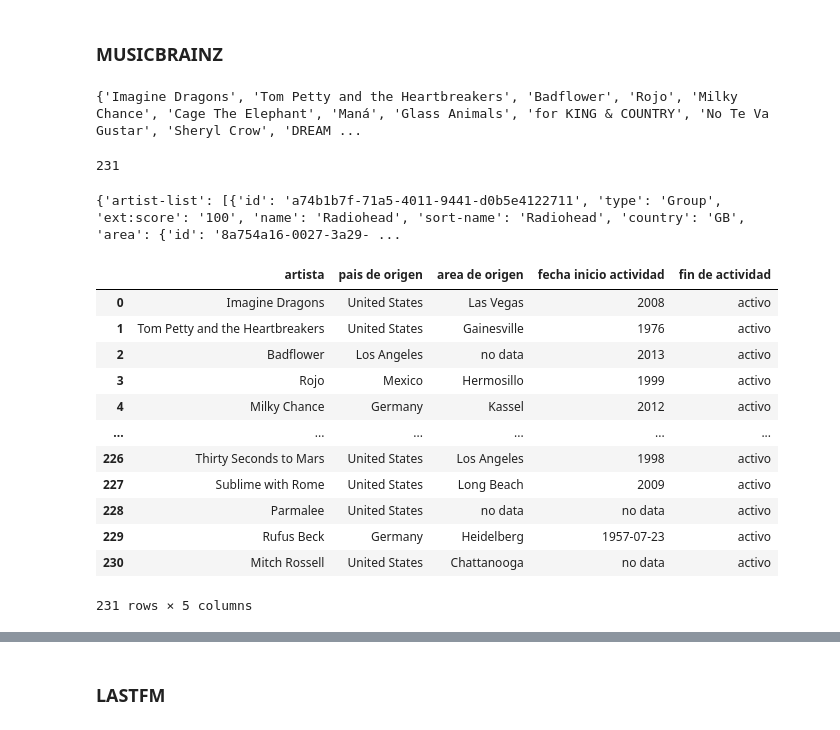
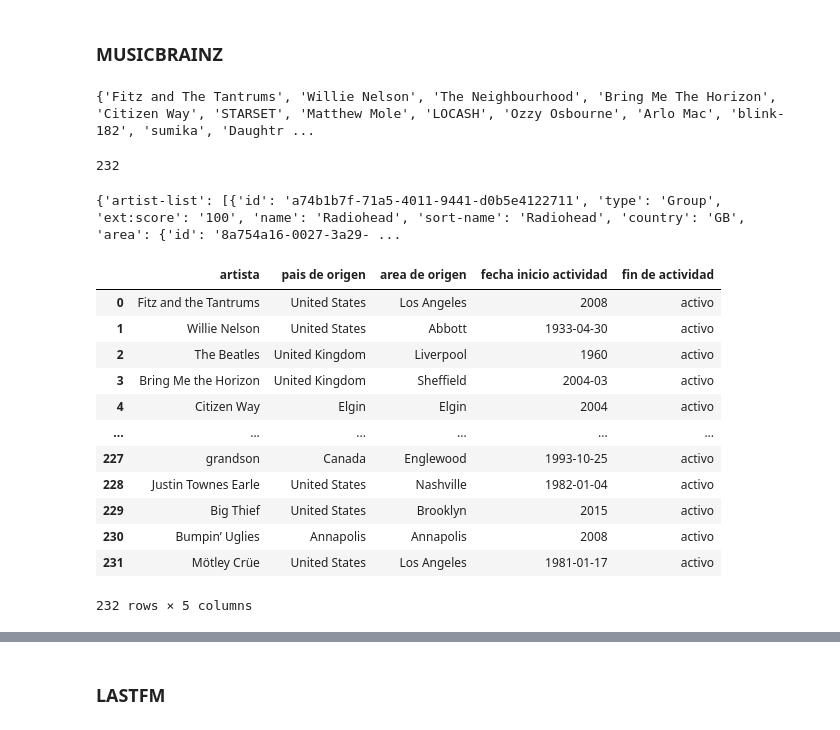
Before and after one commit to psainzpc/proyecto-da-promo-k-modulo-2-team-1, a Jupyter notebook: genero_rock.ipynb, the cells around one changed output, grey strips where cells are left out. Saved outputs shown, nothing was run; the diff lists cells and outputs as text; code cells hidden in the pictures.

```diff
--- a/genero_rock.ipynb
+++ b/genero_rock.ipynb
@@ -4,13 +4,13 @@ import pandas as pd
 import spotipy
 from spotipy.oauth2 import SpotifyClientCredentials
 # %%
-client_id = "9ba747b4cd1a426c826e14373c7648a1"
-api_key = "4c67909da02740418998f8277a500767"
+client_id = "cc59f72515e2425ab89fdab0c4127ff5"
+api_key = "51ba1a873bfa4ef4abb8f69263e45464"
 
 auth_manager = SpotifyClientCredentials( client_id, api_key)
 sp = spotipy.Spotify(auth_manager=auth_manager)
 # %%
-canciones = sp.search(q="genre:pop year:2019", type="track", limit=50, offset=0)
+canciones = sp.search(q="genre:rock year:2019", type="track", limit=1, offset=0)
 # %%
 #LISTA DE CANCIONES ROCK 2019
 dict_tracks_rock_2019 ={"canciones":[], "artistas": [], "género": "Rock", "tipo": "track", "año lanzamiento": []}
@@ -42,7 +42,7 @@ len(dict_tracks_rock_2019)
 for offset in range(0, 500, 50):
     canciones = sp.search(q='genre:"rock" year:2019', type='track', limit=50, offset=offset)
     for track in canciones['tracks']['items']:
-        dict_tracks_rock_2019["año lanzamiento"].append(track["album"]['release_date'])
+        dict_tracks_rock_2019["año lanzamiento"].append(track["album"]['release_date'].split("-")[0])
 print(dict_tracks_rock_2019)
 len(dict_tracks_rock_2019)
 # %% [output]
@@ -129,12 +133,12 @@ musicbrainzngs.set_useragent("MusicStream", "1.0", "ireneaamm@gmail.com")
 set_artistas_2019= set(dict_tracks_rock_2019['artistas'])  # Convertir el valor asociado a la clave 'artistas' en un set para limpiar los artistas repetidos
 print(set_artistas_2019)
 # %% [output]
-{'Imagine Dragons', 'Tom Petty and the Heartbreakers', 'Badflower', 'Rojo', 'Milky Chance', 'Cage The Elephant', 'Maná', 'Glass Animals', 'for KING & COUNTRY', 'No Te Va Gustar', 'Sheryl Crow', 'DREAM ...
+{'Fitz and The Tantrums', 'Willie Nelson', 'The Neighbourhood', 'Bring Me The Horizon', 'Citizen Way', 'STARSET', 'Matthew Mole', 'LOCASH', 'Ozzy Osbourne', 'Arlo Mac', 'blink-182', 'sumika', 'Daughtr ...
 # %%
 lista_artistas_2019 = list(set_artistas_2019) # pasarlo a lista para poder iterar en el bucle for
 len(lista_artistas_2019)
 # %% [output]
-231
+232
 # %%
 #ejemplo de como muestra los resultados:
 result = musicbrainzngs.search_artists(artist='Radiohead')
@@ -170,18 +174,19 @@ for a in lista_artistas_2019:
     except:
         artistas_2019_mb["fin de actividad"].append("no data")
 # %%
-pd.DataFrame(artistas_2019_mb)
+df_mb_2019=pd.DataFrame(artistas_2019_mb)
+df_mb_2019
 # %% [output]
 |  | artista | pais de origen | area de origen | fecha inicio actividad | fin de actividad |
-| 0 | Imagine Dragons | United States | Las Vegas | 2008 | activo |
-| 1 | Tom Petty and the Heartbreakers | United States | Gainesville | 1976 | activo |
-| 2 | Badflower | Los Angeles | no data | 2013 | activo |
-| 3 | Rojo | Mexico | Hermosillo | 1999 | activo |
-| 4 | Milky Chance | Germany | Kassel | 2012 | activo |
+| 0 | Fitz and the Tantrums | United States | Los Angeles | 2008 | activo |
+| 1 | Willie Nelson | United States | Abbott | 1933-04-30 | activo |
+| 2 | The Beatles | United Kingdom | Liverpool | 1960 | activo |
+| 3 | Bring Me the Horizon | United Kingdom | Sheffield | 2004-03 | activo |
+| 4 | Citizen Way | Elgin | Elgin | 2004 | activo |
 | ... | ... | ... | ... | ... | ... |
-| 226 | Thirty Seconds to Mars | United States | Los Angeles | 1998 | activo |
-| 227 | Sublime with Rome | United States | Long Beach | 2009 | activo |
-| 228 | Parmalee | United States | no data | no data | activo |
-| 229 | Rufus Beck | Germany | Heidelberg | 1957-07-23 | activo |
-| 230 | Mitch Rossell | United States | Chattanooga | no data | activo |
+| 227 | grandson | Canada | Englewood | 1993-10-25 | activo |
+| 228 | Justin Townes Earle | United States | Nashville | 1982-01-04 | activo |
+| 229 | Big Thief | United States | Brooklyn | 2015 | activo |
+| 230 | Bumpin’ Uglies | Annapolis | Annapolis | 2008 | activo |
+| 231 | Mötley Crüe | United States | Los Angeles | 1981-01-17 | activo |
-231 rows × 5 columns
+232 rows × 5 columns
```
Also changed, not shown: parts of 15 cells of this notebook, 13 other files.
